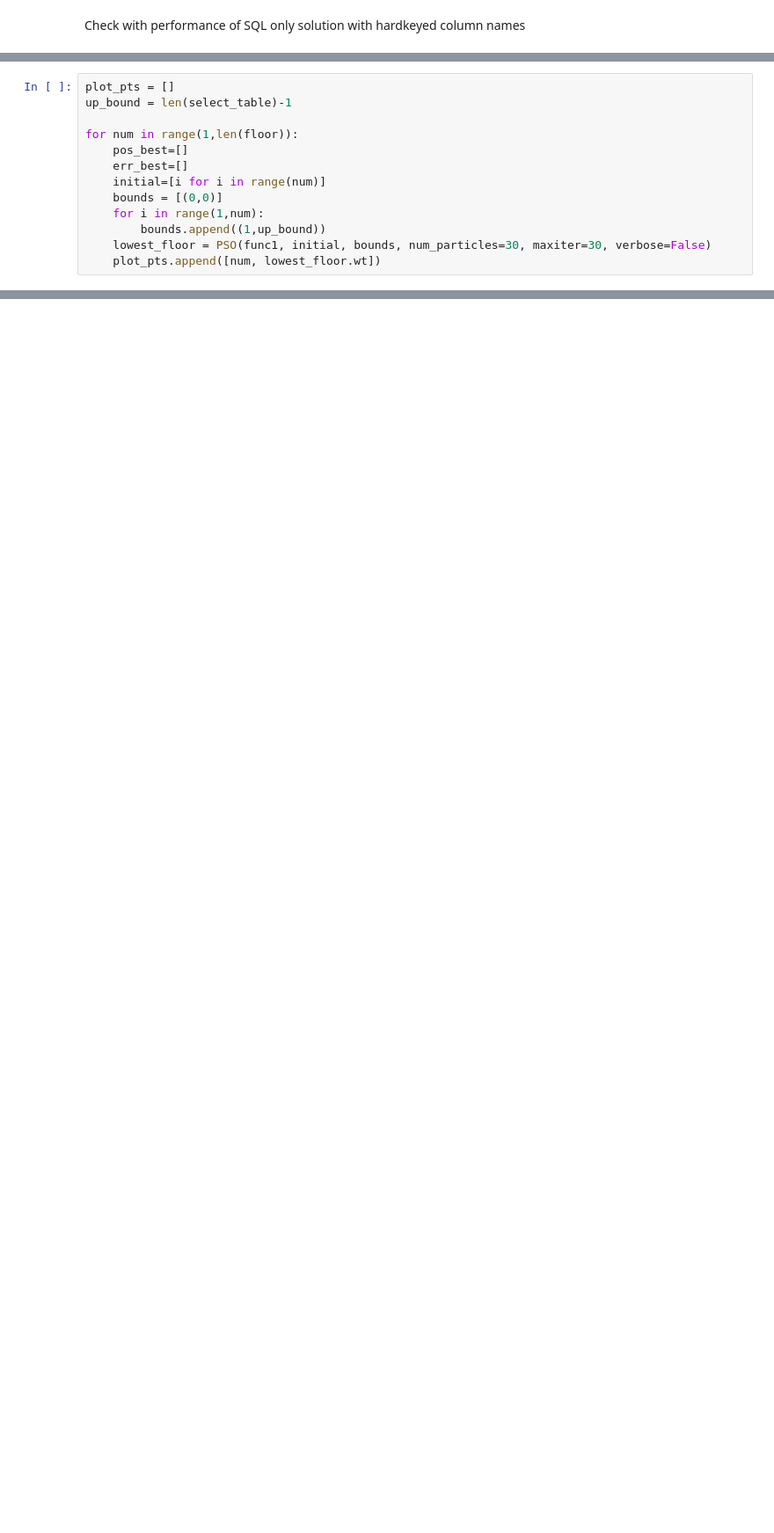
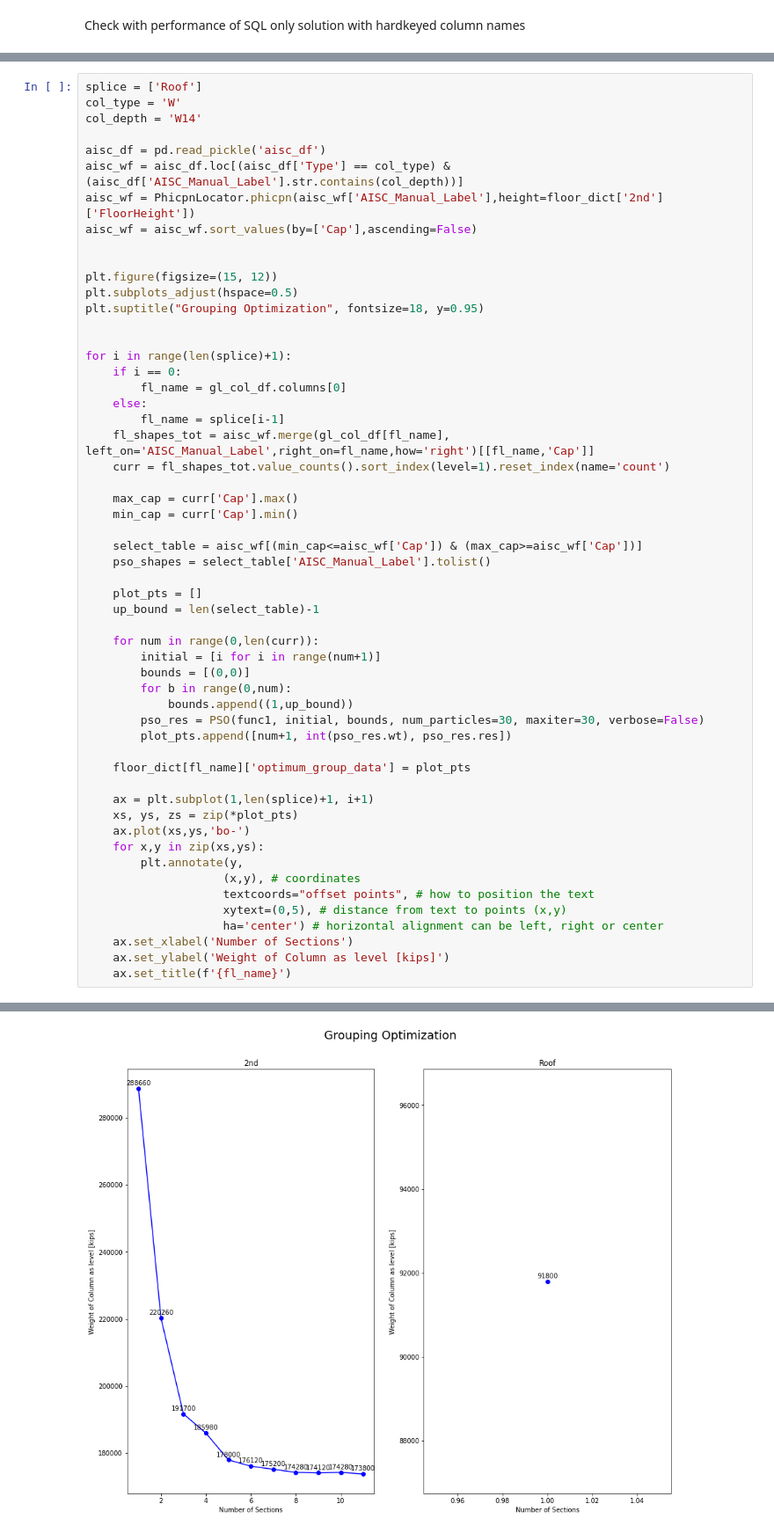
Before and after one commit to edk3742/Column-Report-SQLite3, a Jupyter notebook: gridline_to_columns.ipynb, the cells around one changed output, grey strips where cells are left out. Shown: that part at 88% size. Cells and saved outputs as stored; diff of their text form; blank space fills up the shorter version.

Commit message:
plots and efficiency refactoring

```diff
--- a/gridline_to_columns.ipynb
+++ b/gridline_to_columns.ipynb
@@ -362,13 +380,0 @@ FINAL SOLUTION:
-# %%
-plot_pts = []
-up_bound = len(select_table)-1
-
-for num in range(1,len(floor)):
-    pos_best=[]
-    err_best=[]
-    initial=[i for i in range(num)]
-    bounds = [(0,0)]
-    for i in range(1,num):
-        bounds.append((1,up_bound))
-    lowest_floor = PSO(func1, initial, bounds, num_particles=30, maxiter=30, verbose=False)
-    plot_pts.append([num, lowest_floor.wt])
@@ -415,0 +381,56 @@ plt.show()
+# %%
+splice = ['Roof']
+col_type = 'W'
+col_depth = 'W14'
+
+aisc_df = pd.read_pickle('aisc_df')
+aisc_wf = aisc_df.loc[(aisc_df['Type'] == col_type) & (aisc_df['AISC_Manual_Label'].str.contains(col_depth))]
+aisc_wf = PhicpnLocator.phicpn(aisc_wf['AISC_Manual_Label'],height=floor_dict['2nd']['FloorHeight'])
+aisc_wf = aisc_wf.sort_values(by=['Cap'],ascending=False)
+
+
+plt.figure(figsize=(15, 12))
+plt.subplots_adjust(hspace=0.5)
+plt.suptitle("Grouping Optimization", fontsize=18, y=0.95)
+
+
+for i in range(len(splice)+1):
+    if i == 0:
+        fl_name = gl_col_df.columns[0]
+    else:
+        fl_name = splice[i-1]
+    fl_shapes_tot = aisc_wf.merge(gl_col_df[fl_name], left_on='AISC_Manual_Label',right_on=fl_name,how='right')[[fl_name,'Cap']]
+    curr = fl_shapes_tot.value_counts().sort_index(level=1).reset_index(name='count')
+
+    max_cap = curr['Cap'].max()
+    min_cap = curr['Cap'].min()
+
+    select_table = aisc_wf[(min_cap<=aisc_wf['Cap']) & (max_cap>=aisc_wf['Cap'])]
+    pso_shapes = select_table['AISC_Manual_Label'].tolist()
+
+    plot_pts = []
+    up_bound = len(select_table)-1
+
+    for num in range(0,len(curr)):
+        initial = [i for i in range(num+1)]
+        bounds = [(0,0)]
+        for b in range(0,num):
+            bounds.append((1,up_bound))
+        pso_res = PSO(func1, initial, bounds, num_particles=30, maxiter=30, verbose=False)
+        plot_pts.append([num+1, int(pso_res.wt), pso_res.res])
+
+    floor_dict[fl_name]['optimum_group_data'] = plot_pts
+
+    ax = plt.subplot(1,len(splice)+1, i+1)
+    xs, ys, zs = zip(*plot_pts)
+    ax.plot(xs,ys,'bo-')
+    for x,y in zip(xs,ys):
+        plt.annotate(y,
+                    (x,y), # coordinates
+                    textcoords="offset points", # how to position the text
+                    xytext=(0,5), # distance from text to points (x,y)
+                    ha='center') # horizontal alignment can be left, right or center
+    ax.set_xlabel('Number of Sections')
+    ax.set_ylabel('Weight of Column as level [kips]')
+    ax.set_title(f'{fl_name}')
+# %% [output]
@@ -415,0 +454 @@ plt.show()
+[figure, added]
```
Also changed, not shown: parts of 19 cells of this notebook.
